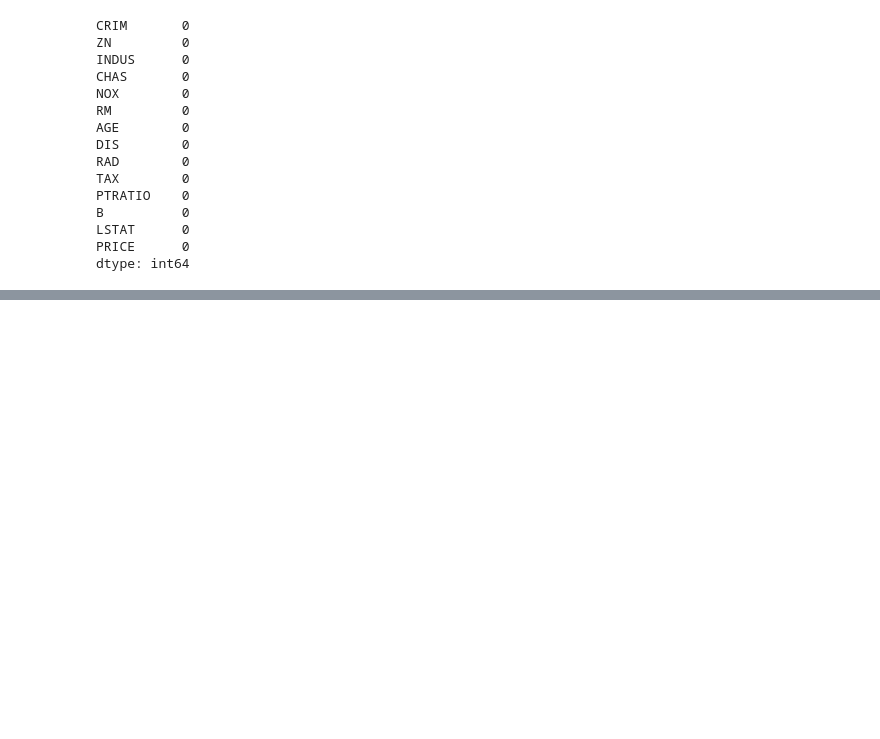
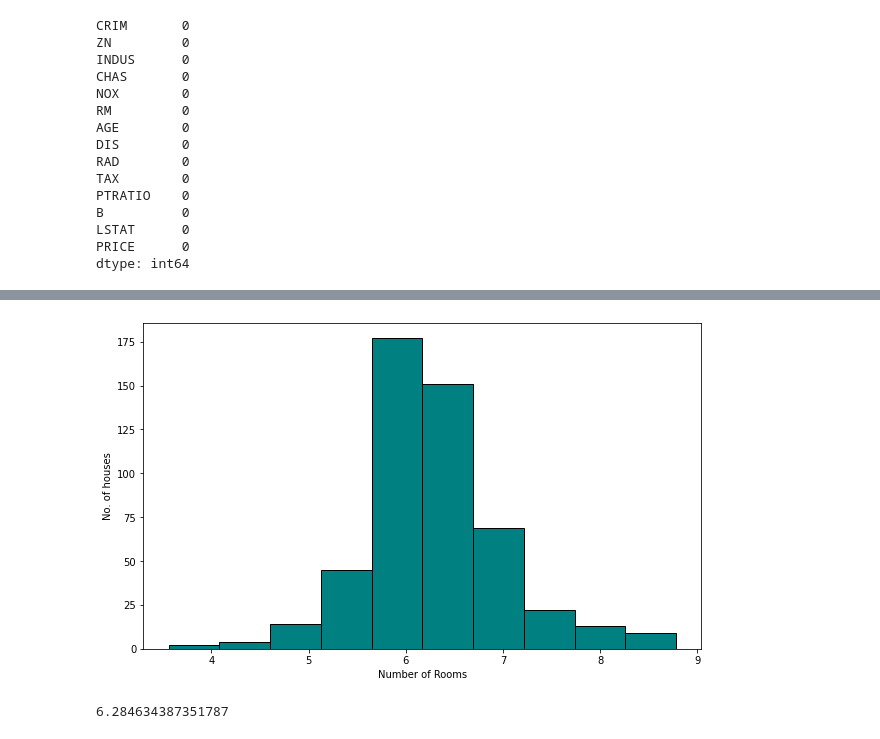
Before and after one commit to Shubhammer7/Boston-Housing-Prediciton, a Jupyter notebook: housing_prices_prediction.ipynb, the cells around one changed output, grey strips where cells are left out. Drawn from its saved outputs; the diff is of its cells as text; code cells hidden in the pictures; blank space fills up the shorter version.

```diff
--- a/housing_prices_prediction.ipynb
+++ b/housing_prices_prediction.ipynb
@@ -107,0 +133,14 @@ dtype: int64
+# %%
+
+plt.figure(figsize=(10,6))
+
+plt.hist(df['RM'], ec='black', color='teal')
+plt.xlabel('Number of Rooms')
+plt.ylabel('No. of houses')
+plt.show()
+# %% [output]
+[figure, added]
+# %%
+df['RM'].mean()
+# %% [output]
+6.284634387351787
```
Also changed, not shown: parts of 16 cells of this notebook.
